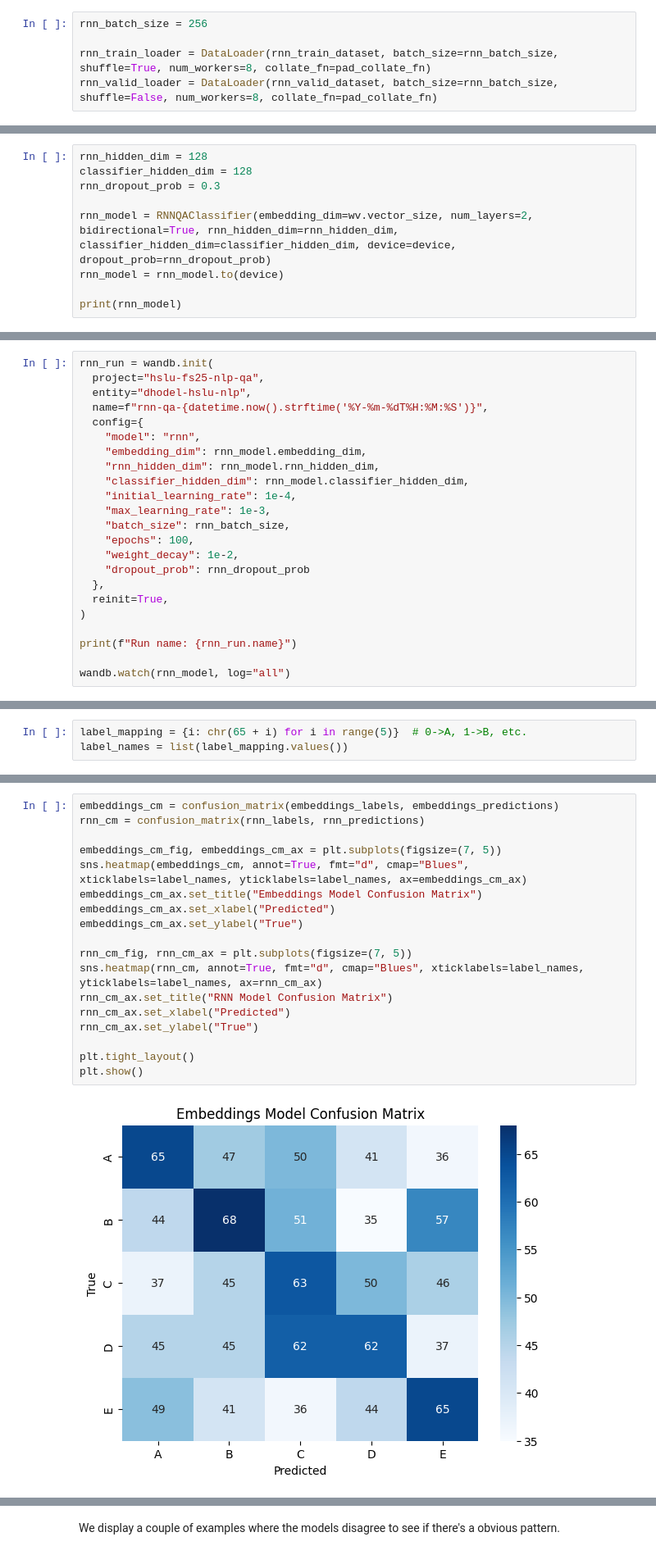
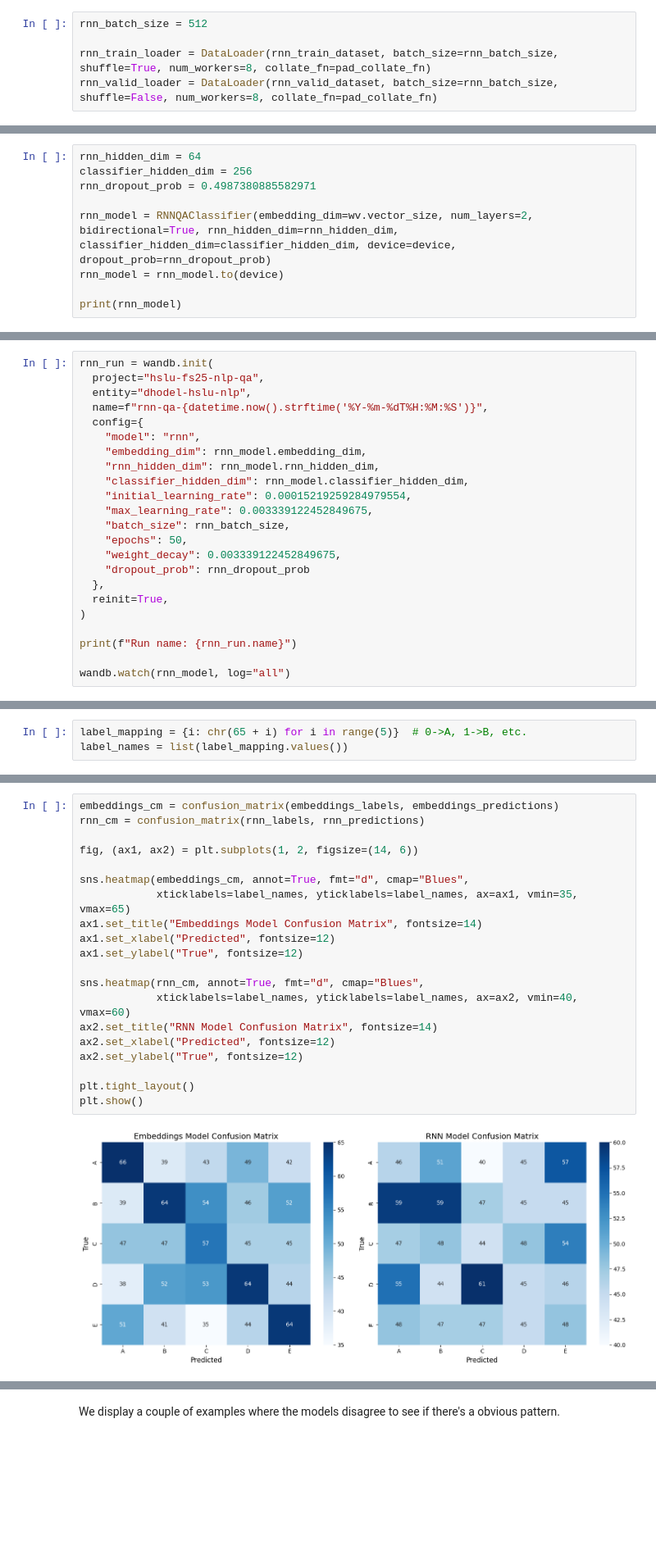
Before and after one commit to Davee02/HSLU.NLP, a Jupyter notebook: course_projects/project_1.ipynb, the cells around one changed output, grey strips where cells are left out. Shown at 82% size. Drawn from its saved outputs; the diff is of its cells as text; blank space fills up the shorter version.

```diff
--- a/course_projects/project_1.ipynb
+++ b/course_projects/project_1.ipynb
@@ -433,7 +437,7 @@ With this successful, we can now create a torch dataloader that reads from the c
 
 We use a batch size of 256 as this is the maximum size that fits on my GPU. Again, the data in the training set is shuffled and the data in the validation isn't.
 # %%
-rnn_batch_size = 256
+rnn_batch_size = 512
 
 rnn_train_loader = DataLoader(rnn_train_dataset, batch_size=rnn_batch_size, shuffle=True, num_workers=8, collate_fn=pad_collate_fn)
 rnn_valid_loader = DataLoader(rnn_valid_dataset, batch_size=rnn_batch_size, shuffle=False, num_workers=8, collate_fn=pad_collate_fn)
@@ -561,9 +565,9 @@ class RNNQAClassifier(nn.Module):
         out = self.classifier(hidden_final)
         return out
 # %%
-rnn_hidden_dim = 128
-classifier_hidden_dim = 128
-rnn_dropout_prob = 0.3
+rnn_hidden_dim = 64
+classifier_hidden_dim = 256
+rnn_dropout_prob = 0.4987380885582971
 
 rnn_model = RNNQAClassifier(embedding_dim=wv.vector_size, num_layers=2, bidirectional=True, rnn_hidden_dim=rnn_hidden_dim, classifier_hidden_dim=classifier_hidden_dim, device=device, dropout_prob=rnn_dropout_prob)
 rnn_model = rnn_model.to(device)
@@ -823,11 +827,11 @@ rnn_run = wandb.init(
     "embedding_dim": rnn_model.embedding_dim,
     "rnn_hidden_dim": rnn_model.rnn_hidden_dim,
     "classifier_hidden_dim": rnn_model.classifier_hidden_dim,
-    "initial_learning_rate": 1e-4,
-    "max_learning_rate": 1e-3,
+    "initial_learning_rate": 0.00015219259284979554,
+    "max_learning_rate": 0.003339122452849675,
     "batch_size": rnn_batch_size,
-    "epochs": 100,
-    "weight_decay": 1e-2,
+    "epochs": 50,
+    "weight_decay": 0.003339122452849675,
     "dropout_prob": rnn_dropout_prob
   },
   reinit=True,
@@ -1039,20 +1043,22 @@ weighted avg       0.15      0.23      0.14      1221
 # %%
 embeddings_cm = confusion_matrix(embeddings_labels, embeddings_predictions)
 rnn_cm = confusion_matrix(rnn_labels, rnn_predictions)
 
-embeddings_cm_fig, embeddings_cm_ax = plt.subplots(figsize=(7, 5))
-sns.heatmap(embeddings_cm, annot=True, fmt="d", cmap="Blues", xticklabels=label_names, yticklabels=label_names, ax=embeddings_cm_ax)
-embeddings_cm_ax.set_title("Embeddings Model Confusion Matrix")
-embeddings_cm_ax.set_xlabel("Predicted")
-embeddings_cm_ax.set_ylabel("True")
+fig, (ax1, ax2) = plt.subplots(1, 2, figsize=(14, 6))
 
-rnn_cm_fig, rnn_cm_ax = plt.subplots(figsize=(7, 5))
-sns.heatmap(rnn_cm, annot=True, fmt="d", cmap="Blues", xticklabels=label_names, yticklabels=label_names, ax=rnn_cm_ax)
-rnn_cm_ax.set_title("RNN Model Confusion Matrix")
-rnn_cm_ax.set_xlabel("Predicted")
-rnn_cm_ax.set_ylabel("True")
+sns.heatmap(embeddings_cm, annot=True, fmt="d", cmap="Blues",
+            xticklabels=label_names, yticklabels=label_names, ax=ax1, vmin=35, vmax=65)
+ax1.set_title("Embeddings Model Confusion Matrix", fontsize=14)
+ax1.set_xlabel("Predicted", fontsize=12)
+ax1.set_ylabel("True", fontsize=12)
+
+sns.heatmap(rnn_cm, annot=True, fmt="d", cmap="Blues",
+            xticklabels=label_names, yticklabels=label_names, ax=ax2, vmin=40, vmax=60)
+ax2.set_title("RNN Model Confusion Matrix", fontsize=14)
+ax2.set_xlabel("Predicted", fontsize=12)
+ax2.set_ylabel("True", fontsize=12)
 
 plt.tight_layout()
 plt.show()
 # %% [output]
-[figure, old version]
+[figure, new version]
```
Also changed, not shown: parts of 18 cells of this notebook, 2 other files.
